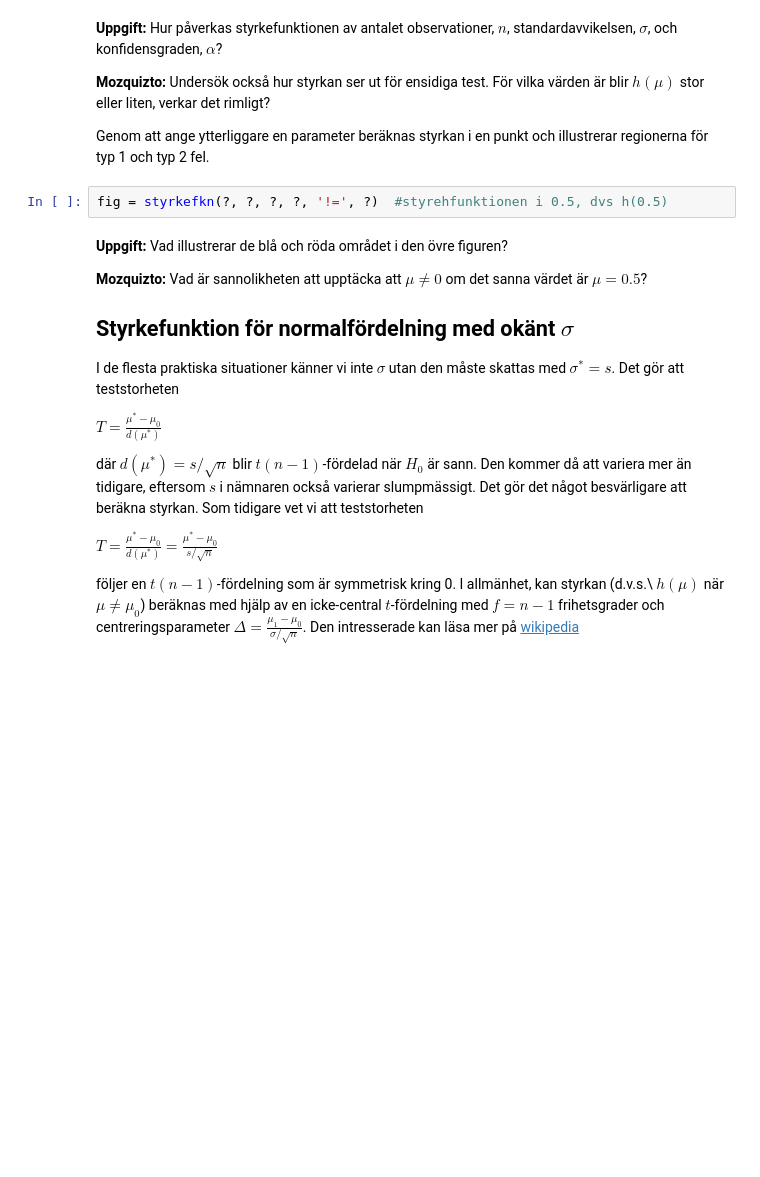
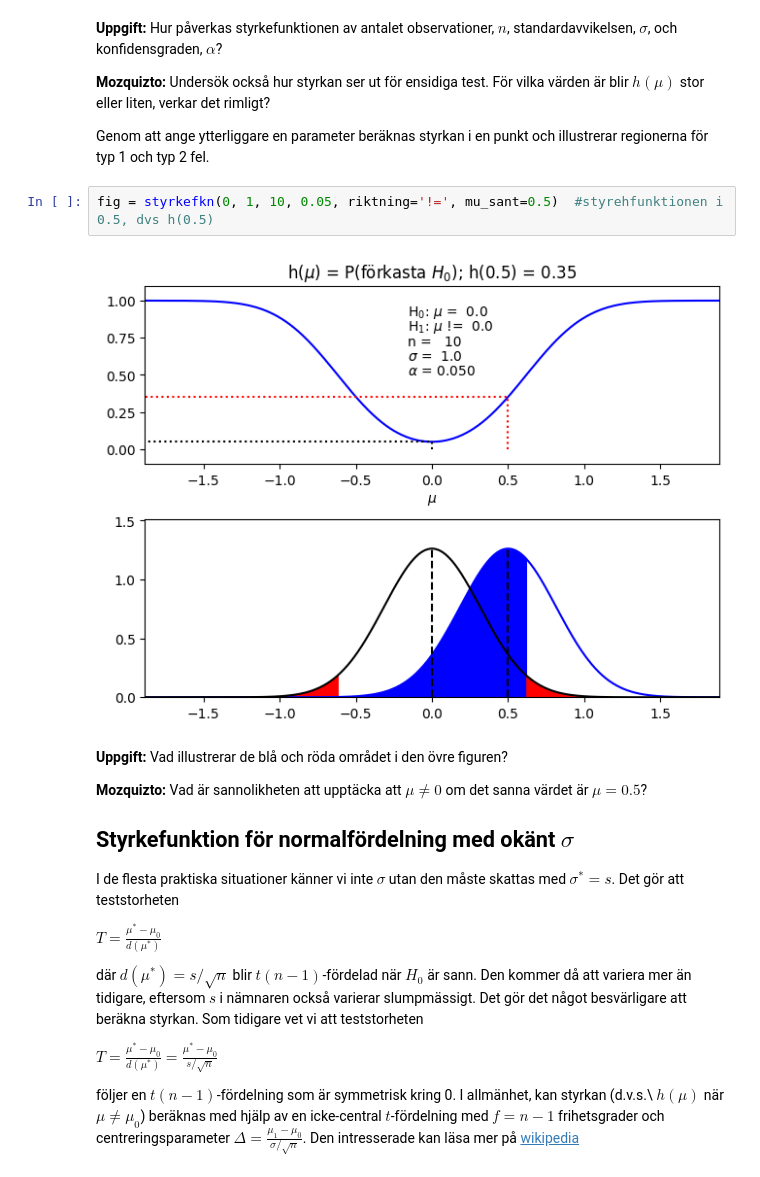
Before and after one commit to GITGUOD/FMSF20-Matematisk-statistik-allm-nkurs, a Jupyter notebook: Lab3/fmsf20_lab3_HT24.ipynb, the cells around one changed output. Drawn from its saved outputs; the diff is of its cells as text; blank space fills up the shorter version.

```diff
--- a/Lab3/fmsf20_lab3_HT24.ipynb
+++ b/Lab3/fmsf20_lab3_HT24.ipynb
@@ -346,7 +348,9 @@ fig = styrkefkn(0, 1, 10, 0.05, '>')
 
 Genom att ange ytterliggare en parameter beräknas styrkan i en punkt och illustrerar regionerna för typ 1 och typ 2 fel.
 # %%
-fig = styrkefkn(?, ?, ?, ?, '!=', ?)  #styrehfunktionen i 0.5, dvs h(0.5)
+fig = styrkefkn(0, 1, 10, 0.05, riktning='!=', mu_sant=0.5)  #styrehfunktionen i 0.5, dvs h(0.5)
+# %% [output]
+[figure, added]
 # %% [markdown]
 **Uppgift:** Vad illustrerar de blå och röda området i den övre figuren?
 
```
Also changed, not shown: parts of 1 cell of this notebook.
